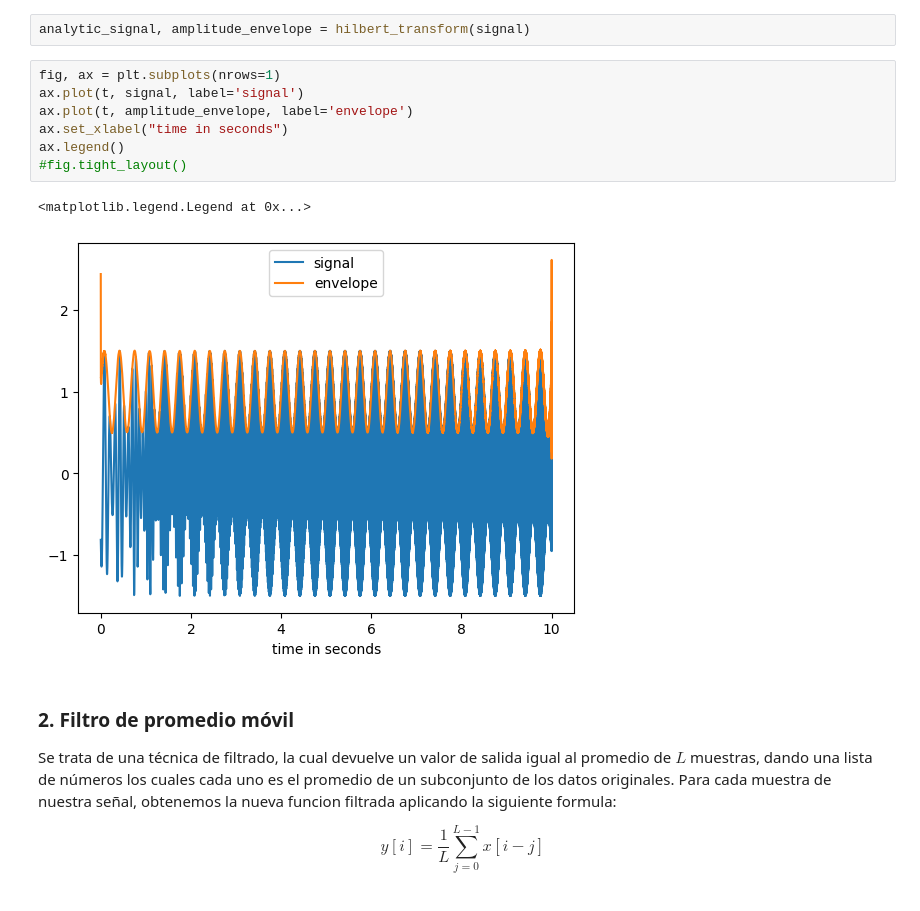
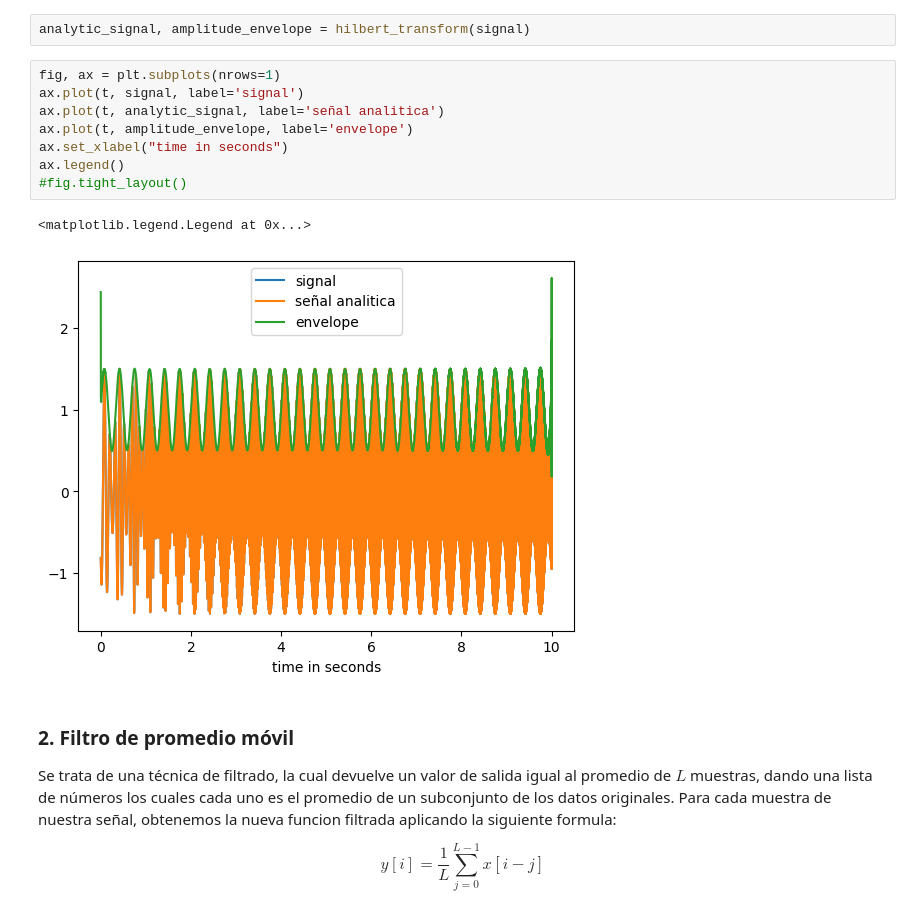
Before and after one commit to LucaFalchini/signal_sistems, a Jupyter notebook: noteboks/tercer_entrega.ipynb, the cells around one changed output. Saved outputs shown, nothing was run; the diff lists cells and outputs as text.

```diff
--- a/noteboks/tercer_entrega.ipynb
+++ b/noteboks/tercer_entrega.ipynb
@@ -116,13 +116,14 @@ analytic_signal, amplitude_envelope = hilbert_transform(signal)
 # %%
 fig, ax = plt.subplots(nrows=1)
 ax.plot(t, signal, label='signal')
+ax.plot(t, analytic_signal, label='señal analitica')
 ax.plot(t, amplitude_envelope, label='envelope')
 ax.set_xlabel("time in seconds")
 ax.legend()
 #fig.tight_layout()
 # %% [output]
 <matplotlib.legend.Legend at 0x...>
-[figure, old version]
+[figure, new version]
 # %% [markdown]
 ### 2. Filtro de promedio móvil
 
```
Also changed, not shown: parts of 12 cells of this notebook, 8 other files.
